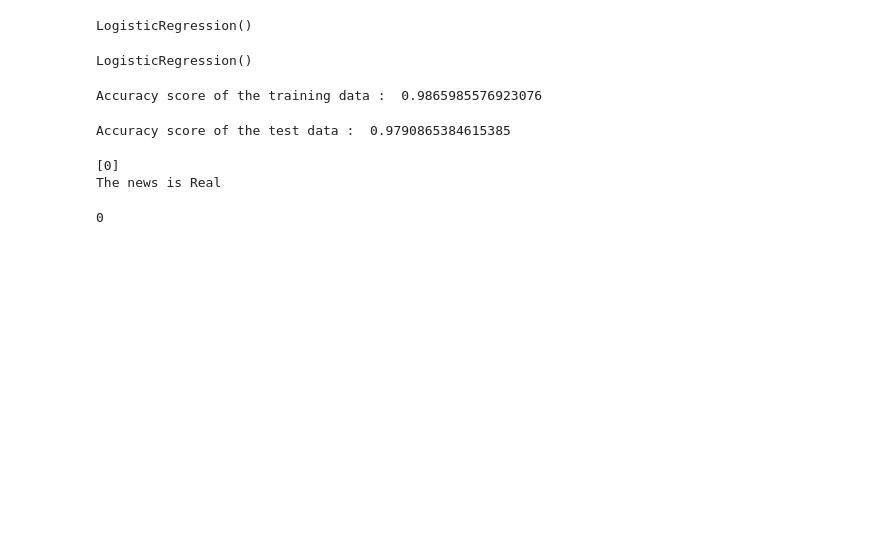
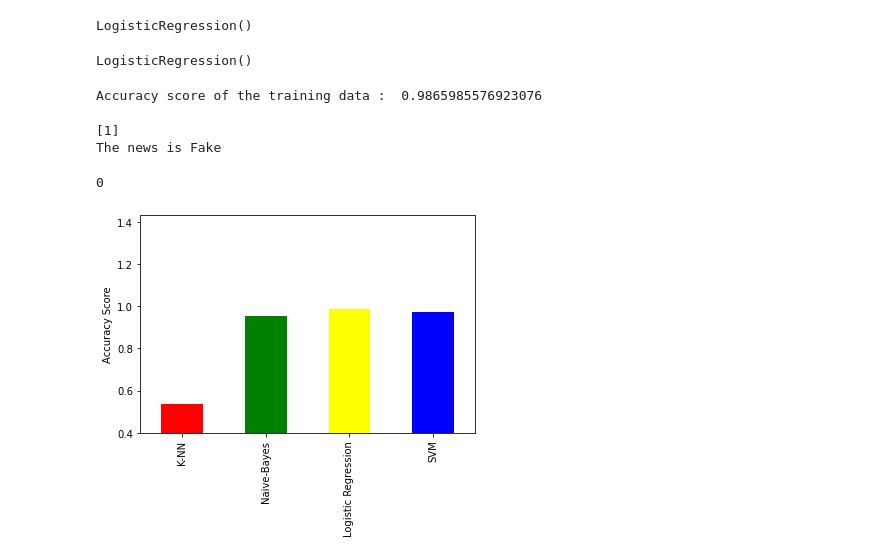
Before and after one commit to Preeti04s/fake-news-detection, a Jupyter notebook: news_detection.ipynb, the cells around one changed output. Cells and saved outputs as stored; diff of their text form; code cells hidden in the pictures; blank space fills up the shorter version.

```diff
--- a/news_detection.ipynb
+++ b/news_detection.ipynb
@@ -224,13 +278,11 @@ Accuracy score of the training data :  0.9865985576923076
 X_test_prediction = model.predict(X_test)
 test_data_accuracy = accuracy_score(X_test_prediction, Y_test)
 # %%
-print('Accuracy score of the test data : ', test_data_accuracy)
+#+998/1print('Accuracy score of the test data : ', test_data_accuracy)
-# %% [output]
-Accuracy score of the test data :  0.9790865384615385
 # %%
 #Making a Predictive System
 # %%
-X_new = X_test[3]
+X_new = X_test[5]
 
 prediction = model.predict(X_new)
 print(prediction)
@@ -240,9 +292,25 @@ if (prediction[0]==0):
 else:
   print('The news is Fake')
 # %% [output]
-[0]
-The news is Real
+[1]
+The news is Fake
 # %%
 print(Y_test[3])
 # %% [output]
 0
+# %%
+import matplotlib.pyplot as plt
+model_accuracy = {
+    'K-NN': 0.536,
+    'Naive-Bayes': 0.955,
+    'Logistic Regression': 0.987,
+    'SVM': 0.971
+}
+color=['red','green','yellow','blue']
+
+pd.Series(model_accuracy).plot(kind='bar',color=color)
+plt.ylabel('Accuracy Score')
+plt.ylim((0.40, 1.43));
+plt.savefig('Bnn.png')
+# %% [output]
+[figure, added]
```
Also changed, not shown: parts of 6 cells of this notebook, 1 other file.
